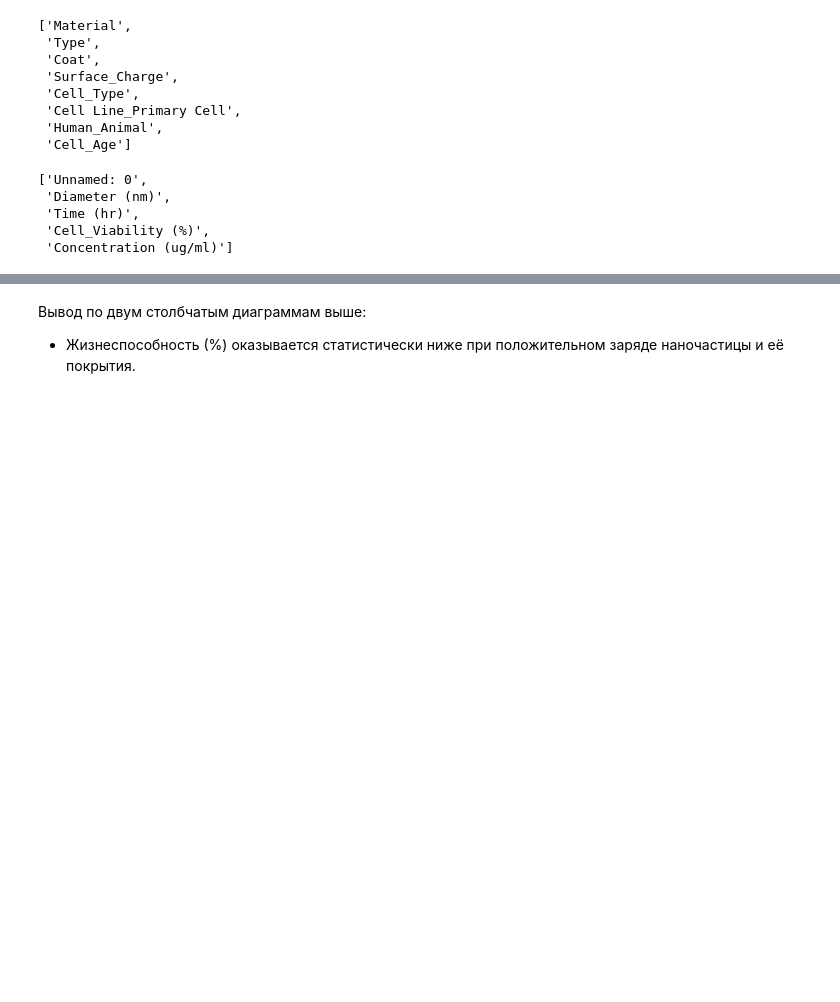
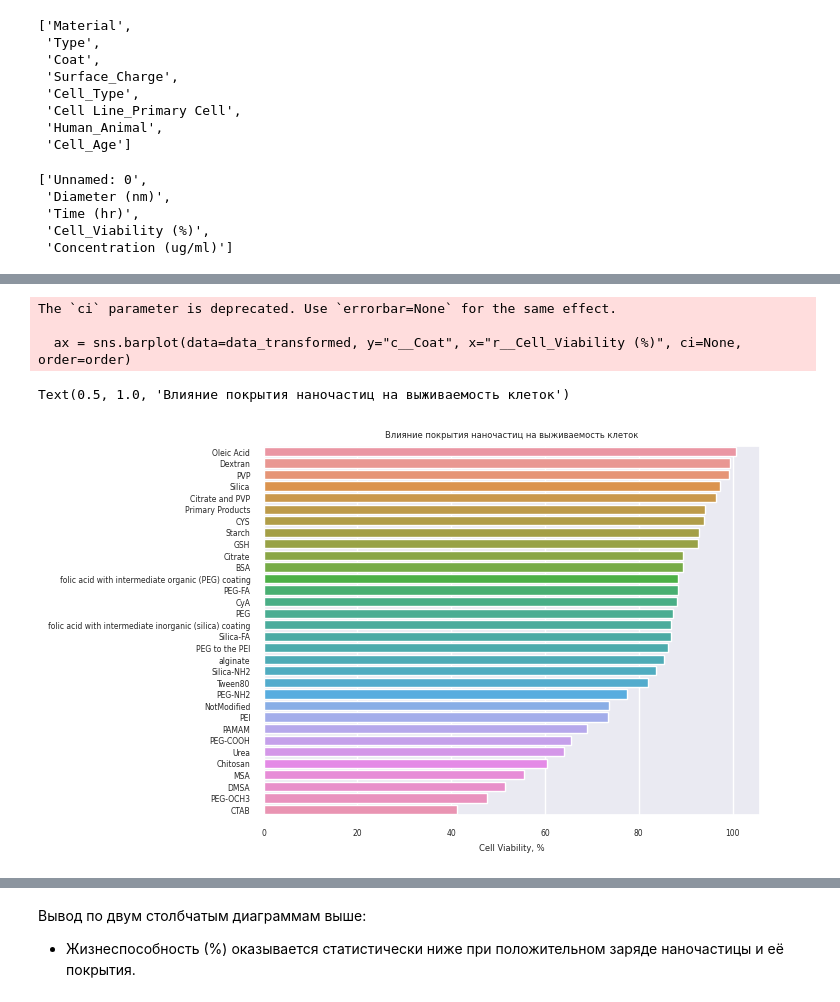
Before and after one commit to dobrotvorn/DataCon23, a Jupyter notebook: Mini_task1.ipynb, the cells around one changed output, grey strips where cells are left out. Drawn from its saved outputs; the diff is of its cells as text; code cells hidden in the pictures; blank space fills up the shorter version.

```diff
--- a/Mini_task1.ipynb
+++ b/Mini_task1.ipynb
@@ -562,0 +559,12 @@ Text(0.5, 1.0, 'Зависимость выживаемости клеток о
+# %%
+order = data_transformed.groupby(["c__Coat"])["r__Cell_Viability (%)"].mean().sort_values(ascending=False).index
+ax = sns.barplot(data=data_transformed, y="c__Coat", x="r__Cell_Viability (%)", ci=None, order=order)
+ax.set(ylabel='', xlabel='Cell Viability, %')
+sns.set (font_scale=0.5)
+plt.title('Влияние покрытия наночастиц на выживаемость клеток')
+# %% [output]
+The `ci` parameter is deprecated. Use `errorbar=None` for the same effect.
+
+  ax = sns.barplot(data=data_transformed, y="c__Coat", x="r__Cell_Viability (%)", ci=None, order=order)
+Text(0.5, 1.0, 'Влияние покрытия наночастиц на выживаемость клеток')
+[figure, added]
```
Also changed, not shown: parts of 6 cells of this notebook.
